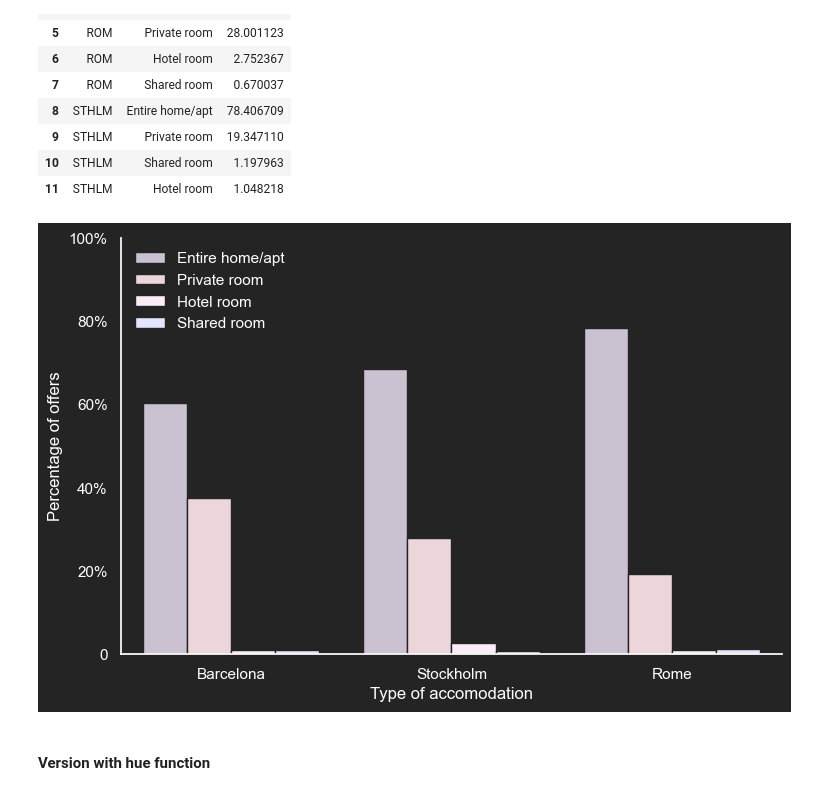
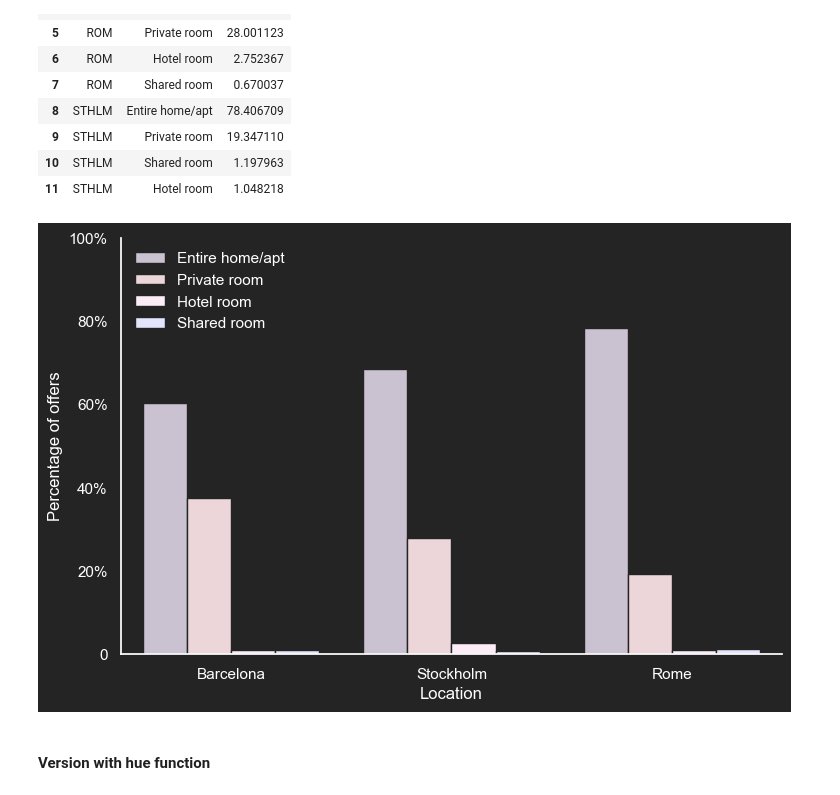
Before and after one commit to scheinmensch/Infringement_Detection_on_Airbnb, a Jupyter notebook: Visualization_3cities.ipynb, the cells around one changed output. Cells and saved outputs as stored; diff of their text form; code cells hidden in the pictures.

```diff
--- a/Visualization_3cities.ipynb
+++ b/Visualization_3cities.ipynb
@@ -318,35 +318,35 @@ sns.set(rc={'axes.facecolor':'#242424', 'figure.facecolor':'#242424'})
 g = sns.catplot(data=new_df, kind='bar', x='city', y= 'Percent', hue='room_type', legend = False, palette = c, edgecolor = "#242424", hue_order=['Entire home/apt', 'Private room', 'Hotel room', 'Shared room'])
 
 g.ax.set_ylim(0,100)
 
 #titel = plt.title('Percentage of accomodation type in the different cities')
 plt.legend(labelcolor='white', edgecolor = 'none', loc='upper left')
 
 
 # change axes labels and ticks to white
-xlabel = plt.xlabel('Type of accomodation')
+xlabel = plt.xlabel('Location')
 ylabel = plt.ylabel('Percentage of offers')
 
 xlabel.set_color("white")
 ylabel.set_color("white")
 
 xtick = plt.xticks(rotation=0, color='white')
 g.set_xticklabels(['Barcelona','Stockholm','Rome'])
 ytick = plt.yticks(color="white")
 g.set_yticklabels(['0','20%','40%','60%','80%','100%'])
 
 titel.set_color("white")
 
 
 # Turns off grid on the left Axis.
 ax.grid(False)
 g.ax.yaxis.grid(False)
 sns.despine()
 
 # set figure size in inches
 g.fig.set_size_inches(8,5);
 # %% [output]
-[figure, old version]
+[figure, new version]
 # %% [markdown]
 #### Version with hue function
 # %%
```
Also changed, not shown: parts of 1 cell of this notebook.
